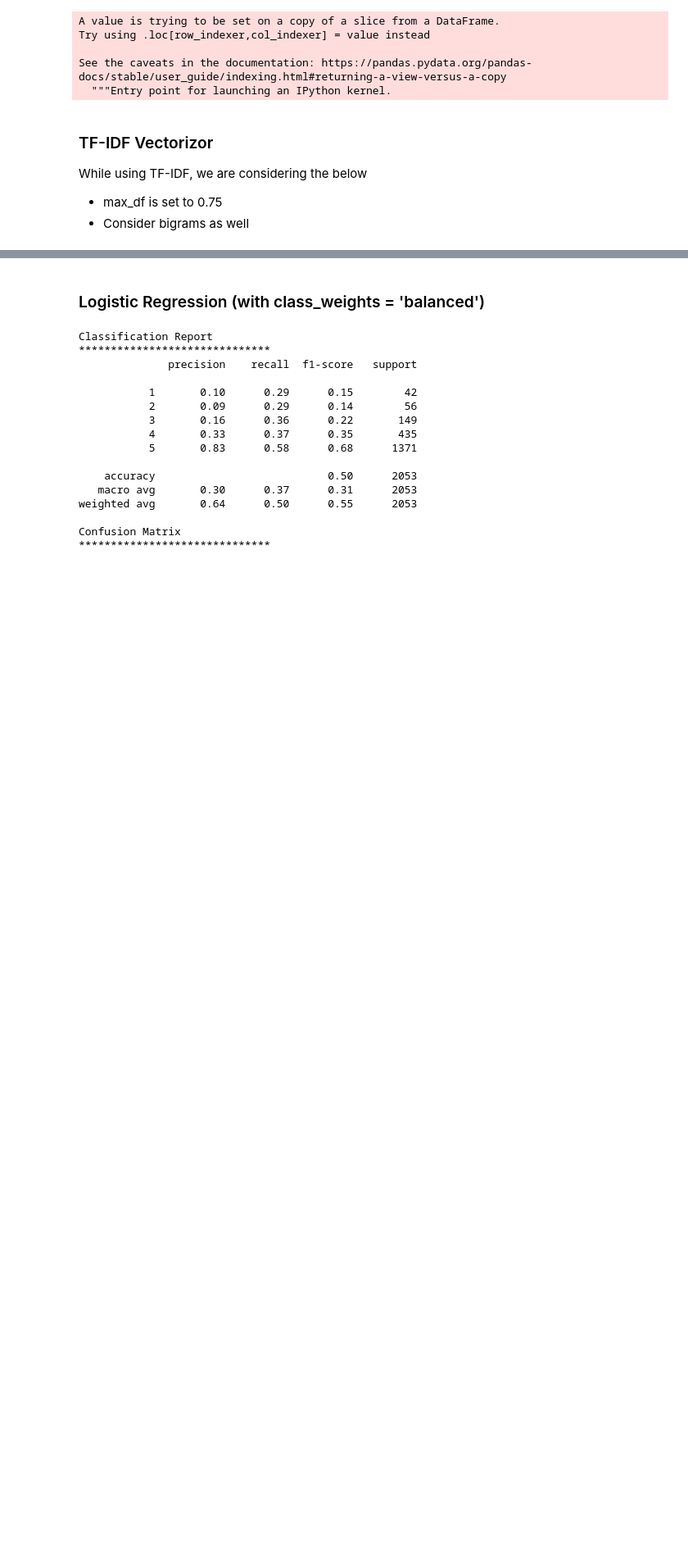
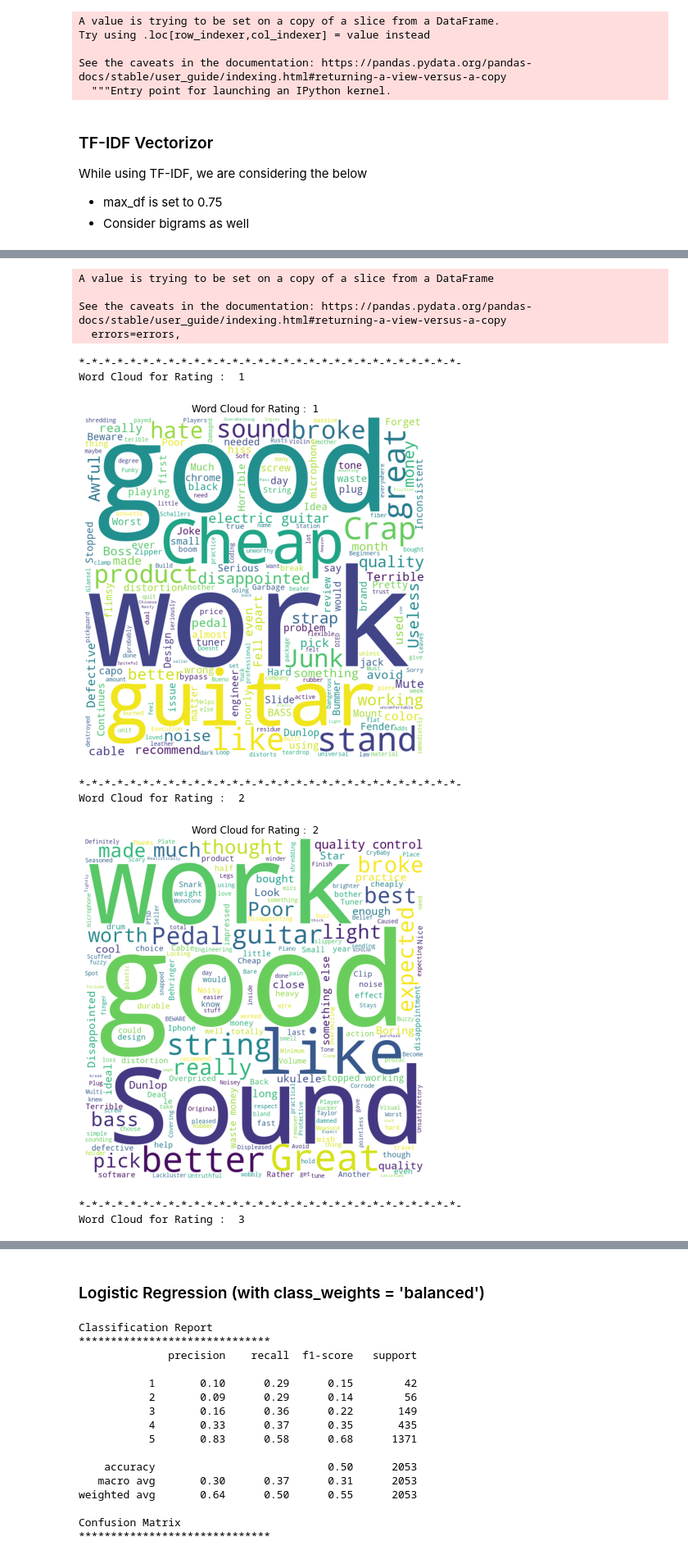
Before and after one commit to SaiPavanKumarB/Music-Review-Ratings-Prediction, a Jupyter notebook: Sri_Music_Ratings_Prediction_By_Reviews.ipynb, the cells around one changed output, grey strips where cells are left out. Shown at 82% size. Cells and saved outputs as stored; diff of their text form; code cells hidden in the pictures; blank space fills up the shorter version.

```diff
--- a/Sri_Music_Ratings_Prediction_By_Reviews.ipynb
+++ b/Sri_Music_Ratings_Prediction_By_Reviews.ipynb
@@ -277,0 +293,42 @@ Word Cloud for Rating :  5
+# %%
+from wordcloud import WordCloud
+summary_df = df[['summary','overall']]
+summary_df.rename({'overall':'Rating'},axis=1,inplace=True)
+
+for i in range(1,6):
+  print('*-'*30)
+  print('Word Cloud for Rating : ',i)
+  samp_df = summary_df[summary_df['Rating']==i]['summary']
+  samp_df = samp_df.reset_index()
+  comment_words = ''
+
+  for r in range(samp_df.shape[0]):
+    text = samp_df.loc[r]['summary']
+    tokens = tokenize(text)
+    comment_words += " ".join(tokens)+" "
+
+  wordcloud = WordCloud(width = 800, height = 800,
+                background_color ='white',
+                stopwords = stopwords,
+                min_font_size = 10).generate(comment_words)
+
+  # plot the WordCloud image
+  plt.figure(figsize = (6, 6), facecolor = None)
+  plt.imshow(wordcloud)
+  plt.axis("off")
+  plt.title('Word Cloud for Rating : {0:2d}'.format(i))
+  plt.tight_layout(pad = 0)
+  plt.show()
+# %% [output]
+A value is trying to be set on a copy of a slice from a DataFrame
+
+See the caveats in the documentation: https://pandas.pydata.org/pandas-docs/stable/user_guide/indexing.html#returning-a-view-versus-a-copy
+  errors=errors,
+*-*-*-*-*-*-*-*-*-*-*-*-*-*-*-*-*-*-*-*-*-*-*-*-*-*-*-*-*-*-
+Word Cloud for Rating :  1
+[figure, added]
+*-*-*-*-*-*-*-*-*-*-*-*-*-*-*-*-*-*-*-*-*-*-*-*-*-*-*-*-*-*-
+Word Cloud for Rating :  2
+[figure, added]
+*-*-*-*-*-*-*-*-*-*-*-*-*-*-*-*-*-*-*-*-*-*-*-*-*-*-*-*-*-*-
+Word Cloud for Rating :  3
```
Also changed, not shown: parts of 8 cells of this notebook.
